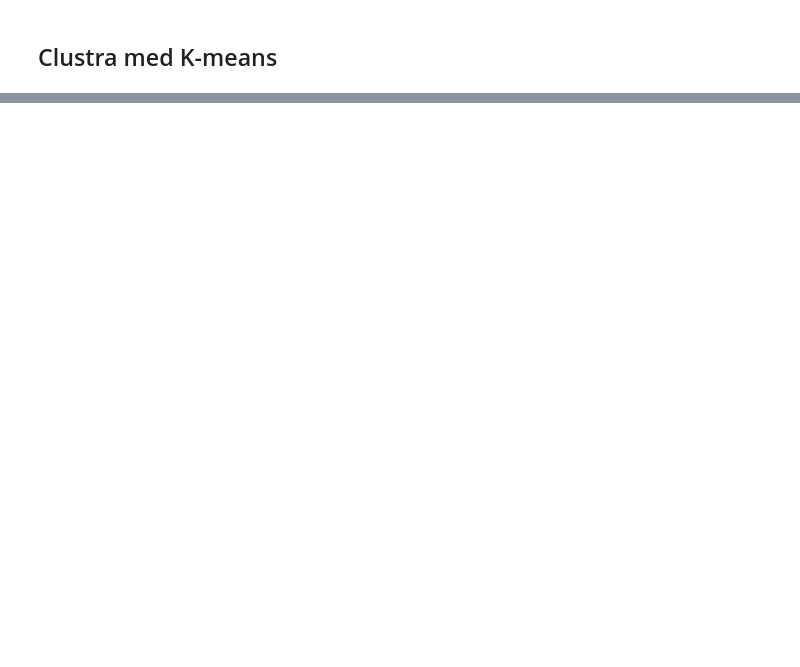
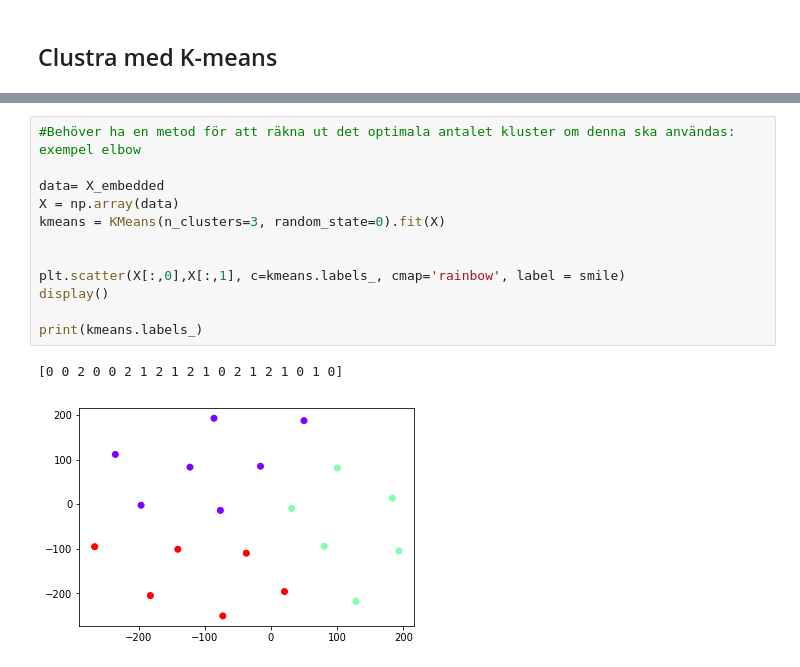
Before and after one commit to EngqvistLab/cheminformatics, a Jupyter notebook: code/cluster.ipynb, the cells around one changed output, grey strips where cells are left out. Cells and saved outputs as stored; diff of their text form; blank space fills up the shorter version.

```diff
--- a/code/cluster.ipynb
+++ b/code/cluster.ipynb
@@ -87,0 +76,15 @@ array([[140.92378 ,  64.64436 ],
+# %%
+#Behöver ha en metod för att räkna ut det optimala antalet kluster om denna ska användas: exempel elbow
+
+data= X_embedded
+X = np.array(data)
+kmeans = KMeans(n_clusters=3, random_state=0).fit(X)
+
+
+plt.scatter(X[:,0],X[:,1], c=kmeans.labels_, cmap='rainbow', label = smile)
+display()
+
+print(kmeans.labels_)
+# %% [output]
+[0 0 2 0 0 2 1 2 1 2 1 0 2 1 2 1 0 1 0]
+[figure, added]
```
Also changed, not shown: parts of 13 cells of this notebook.
